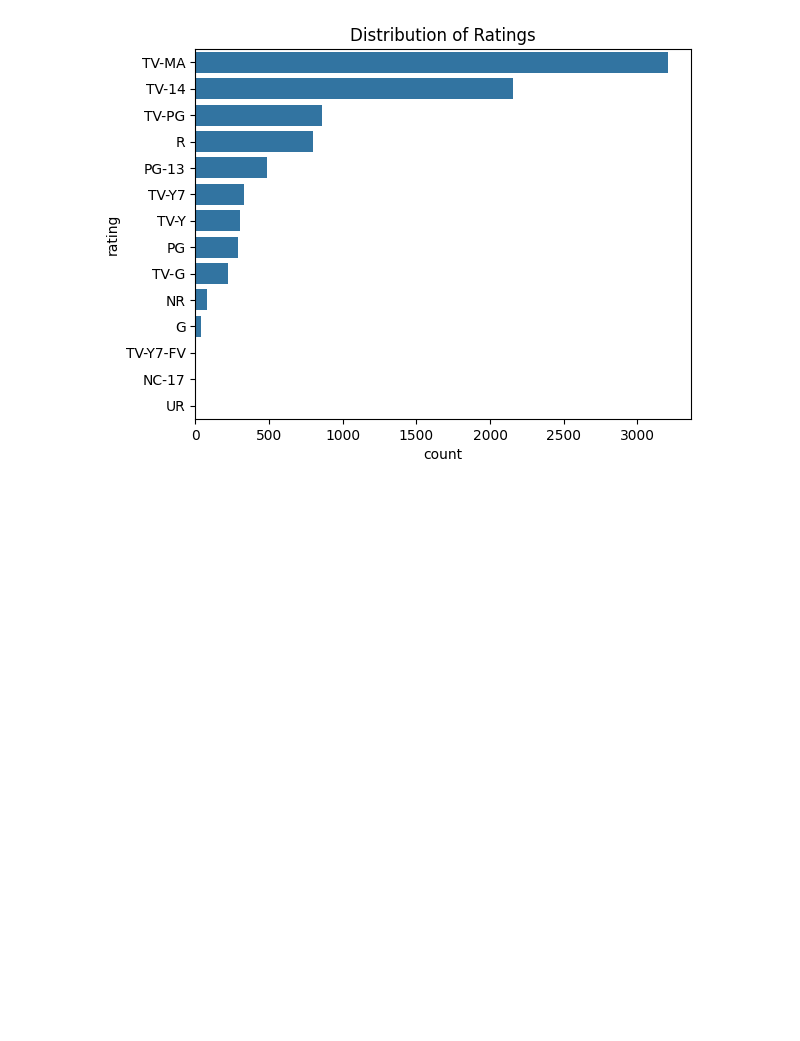
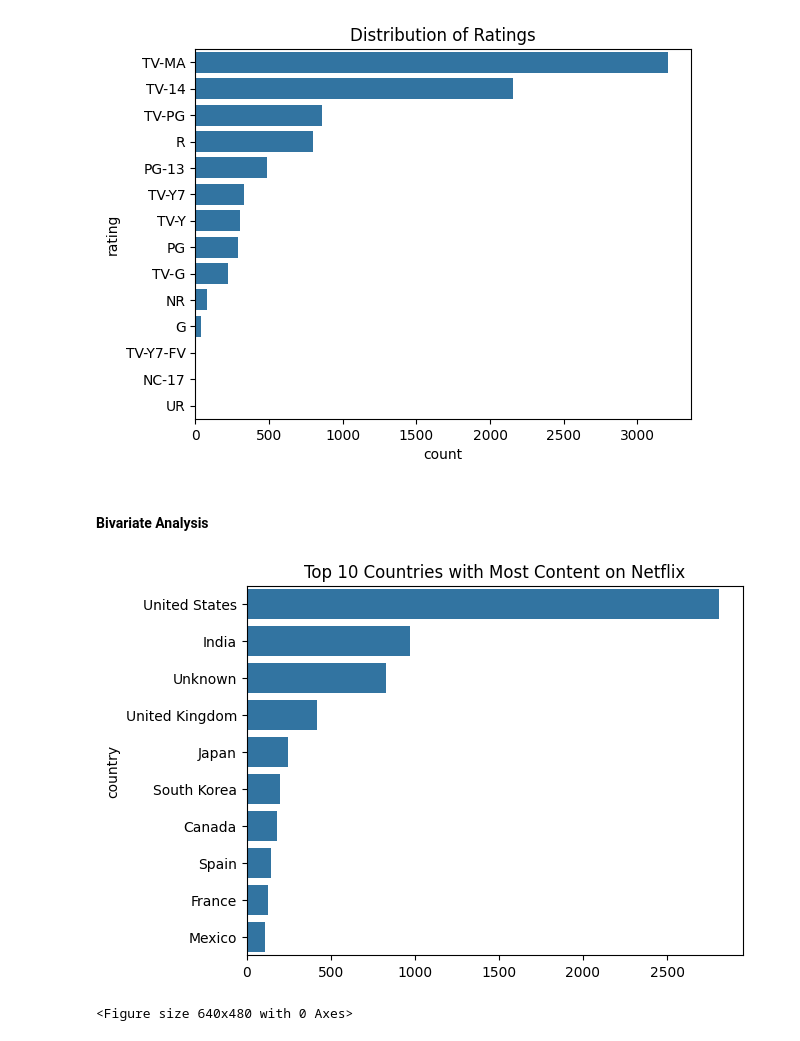
Before and after one commit to Shreyak1999/Portfolio-Projects, a Jupyter notebook: EDA_Netflix_Titles/eda.ipynb, the cells around one changed output. Drawn from its saved outputs; the diff is of its cells as text; code cells hidden in the pictures; blank space fills up the shorter version.

```diff
--- a/EDA_Netflix_Titles/eda.ipynb
+++ b/EDA_Netflix_Titles/eda.ipynb
@@ -112,3 +112,15 @@ plt.title("Distribution of Ratings")
 plt.show()
 # %% [output]
 [figure]
+# %% [markdown]
+#### Bivariate Analysis
+# %%
+# Top 10 countries producing content
+top_countries = df0['country'].value_counts().head(10)
+sns.barplot(x=top_countries.values, y=top_countries.index)
+plt.title("Top 10 Countries with Most Content on Netflix")
+plt.show()
+plt.savefig("../images/top_countries.png")
+# %% [output]
+[figure, added]
+<Figure size 640x480 with 0 Axes>
```
Also changed, not shown: parts of 8 cells of this notebook, 5 other files.
